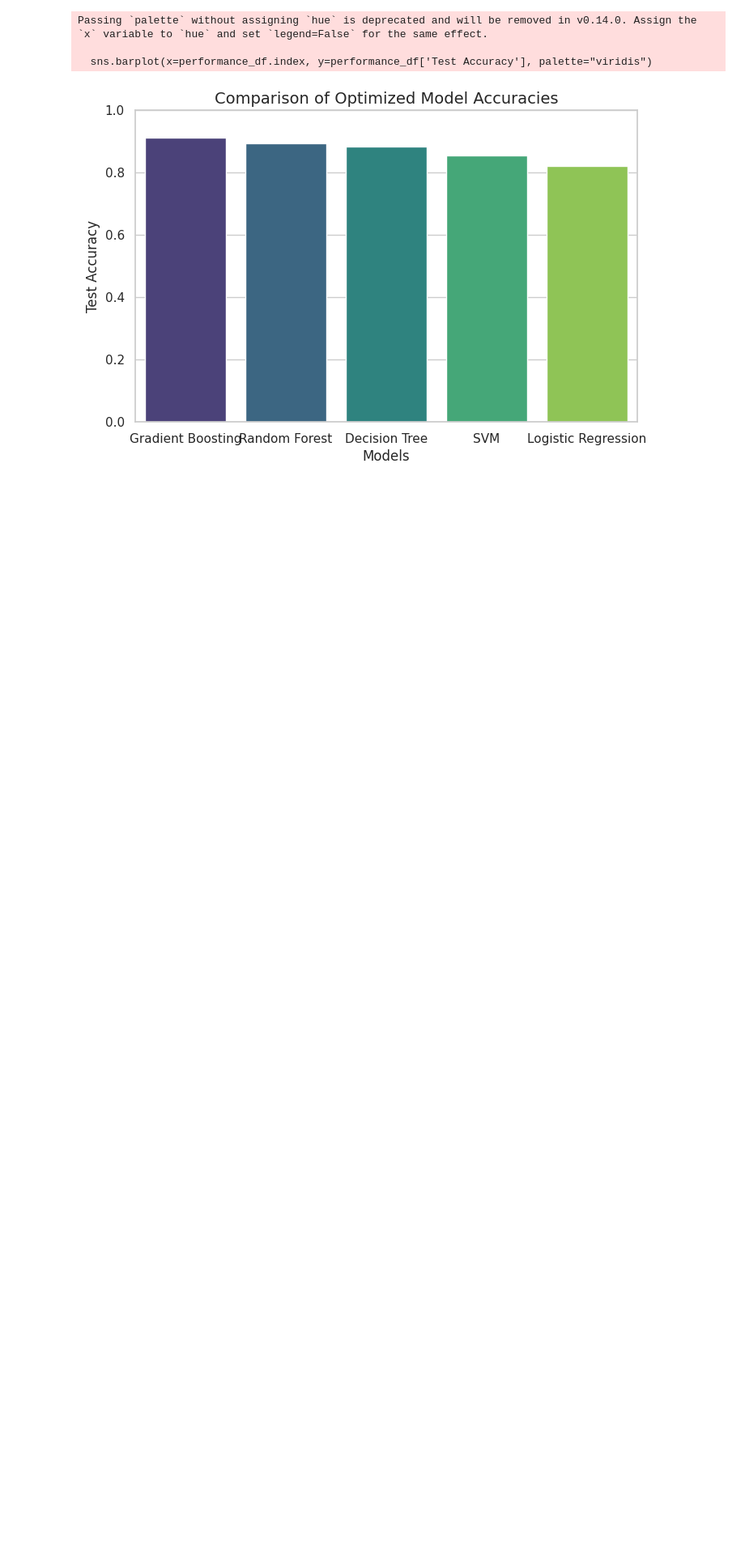
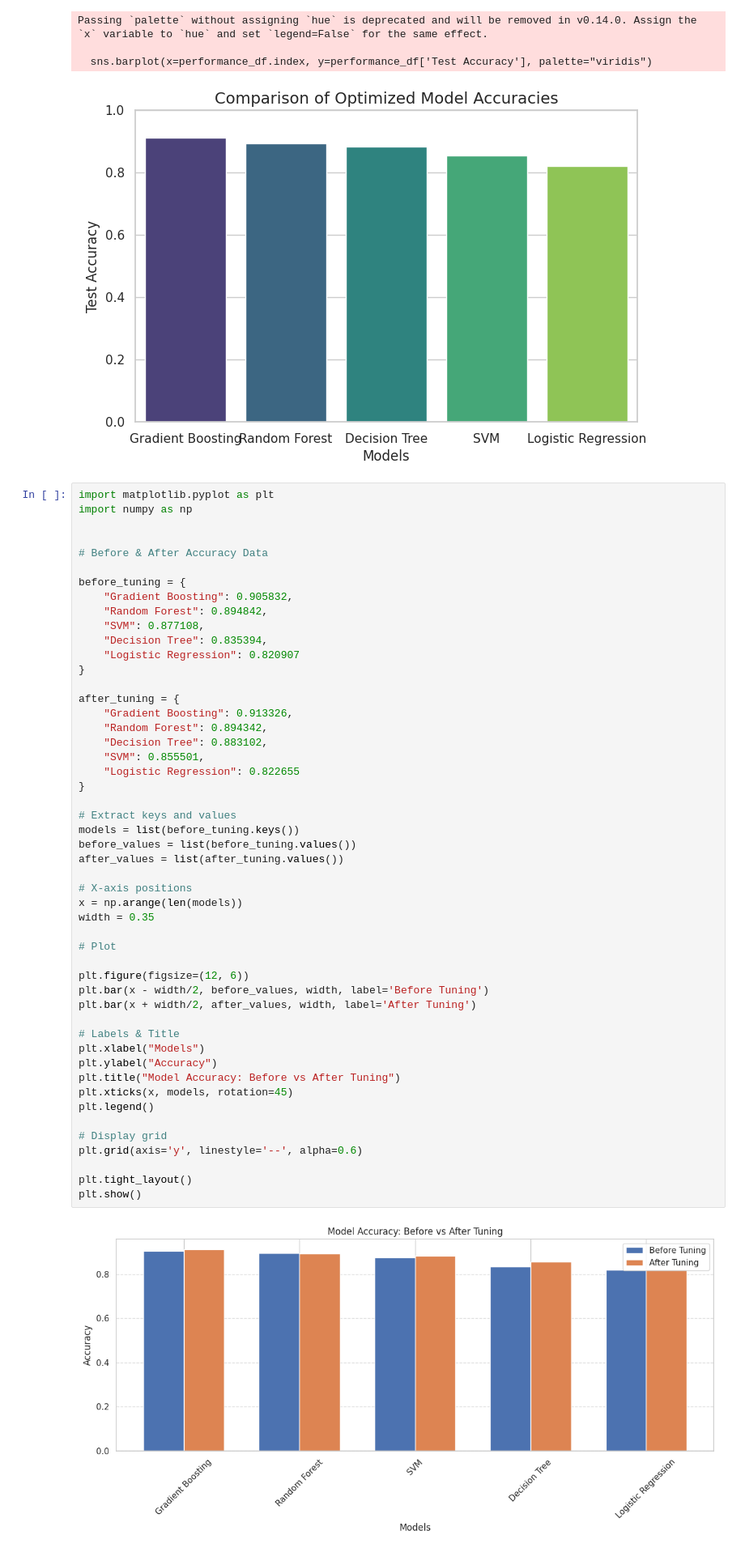
Before and after one commit to ajaynunna/Major-project---Online-gaming, a Jupyter notebook: Major_projects.ipynb, the cells around one changed output. Shown: that part at 81% size. Cells and saved outputs as stored; diff of their text form; blank space fills up the shorter version.

```diff
--- a/Major_projects.ipynb
+++ b/Major_projects.ipynb
@@ -957,3 +957,55 @@ Passing `palette` without assigning `hue` is deprecated and will be removed in v
 
   sns.barplot(x=performance_df.index, y=performance_df['Test Accuracy'], palette="viridis")
 [figure]
+# %%
+import matplotlib.pyplot as plt
+import numpy as np
+
+
+# Before & After Accuracy Data
+
+before_tuning = {
+    "Gradient Boosting": 0.905832,
+    "Random Forest": 0.894842,
+    "SVM": 0.877108,
+    "Decision Tree": 0.835394,
+    "Logistic Regression": 0.820907
+}
+
+after_tuning = {
+    "Gradient Boosting": 0.913326,
+    "Random Forest": 0.894342,
+    "Decision Tree": 0.883102,
+    "SVM": 0.855501,
+    "Logistic Regression": 0.822655
+}
+
+# Extract keys and values
+models = list(before_tuning.keys())
+before_values = list(before_tuning.values())
+after_values = list(after_tuning.values())
+
+# X-axis positions
+x = np.arange(len(models))
+width = 0.35
+
+# Plot
+
+plt.figure(figsize=(12, 6))
+plt.bar(x - width/2, before_values, width, label='Before Tuning')
+plt.bar(x + width/2, after_values, width, label='After Tuning')
+
+# Labels & Title
+plt.xlabel("Models")
+plt.ylabel("Accuracy")
+plt.title("Model Accuracy: Before vs After Tuning")
+plt.xticks(x, models, rotation=45)
+plt.legend()
+
+# Display grid
+plt.grid(axis='y', linestyle='--', alpha=0.6)
+
+plt.tight_layout()
+plt.show()
+# %% [output]
+[figure, added]
```
Also changed, not shown: parts of 1 cell of this notebook.
